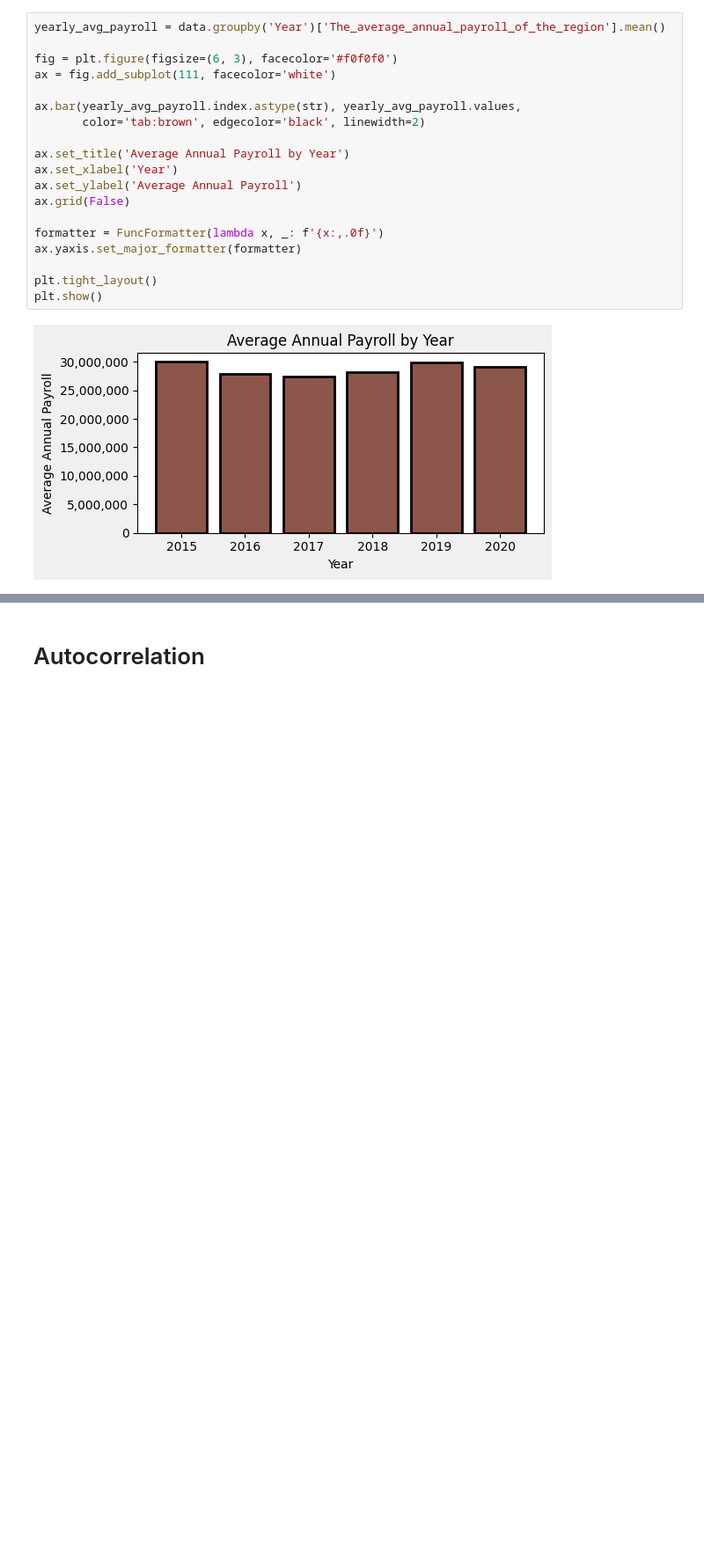
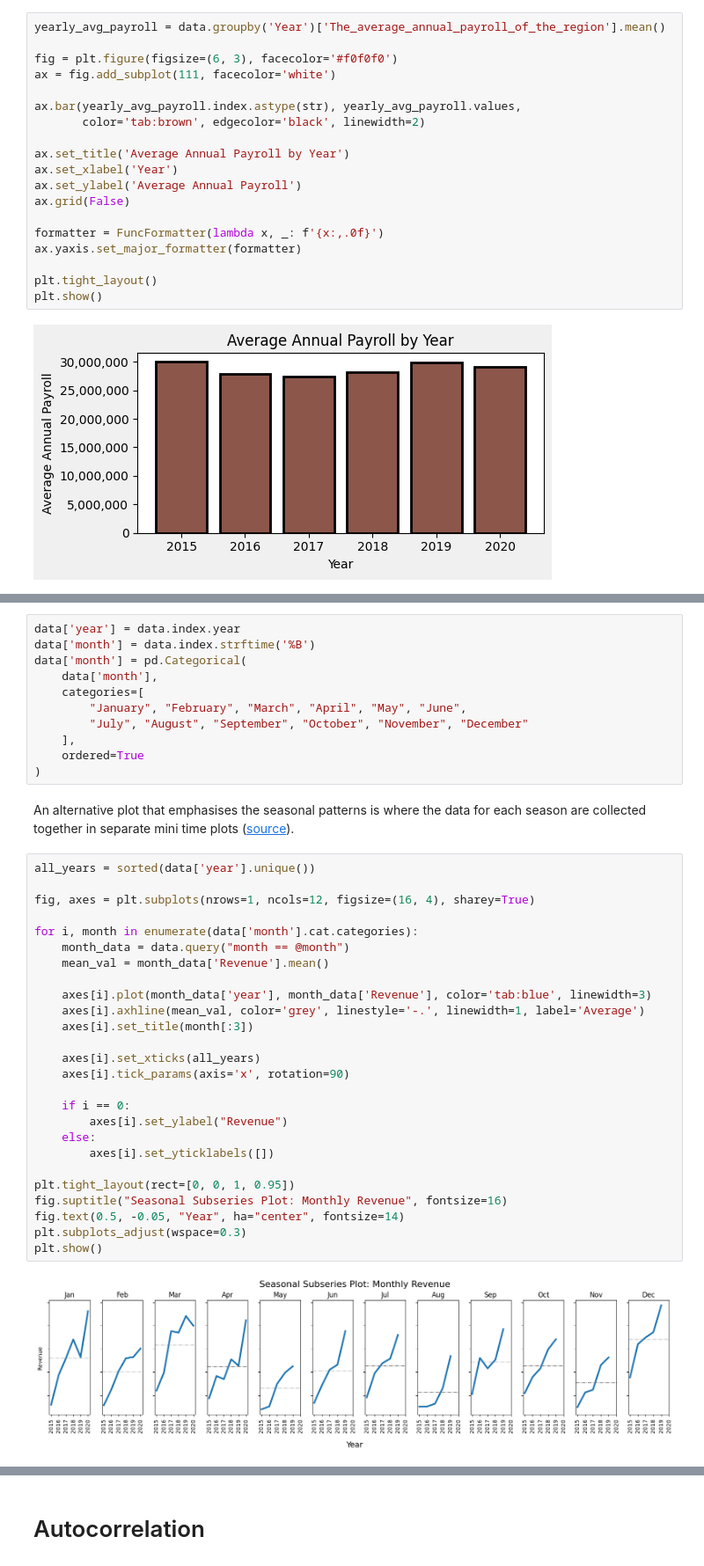
Before and after one commit to PeeteKeesel/kaggle-verse, a Jupyter notebook: time-series-understanding-autocorrelation.ipynb, the cells around one changed output, grey strips where cells are left out. Shown at 88% size. Saved outputs shown, nothing was run; the diff lists cells and outputs as text; blank space fills up the shorter version.

Commit message:
Kaggle Notebook | 🧠Time Series ⏱️ Understanding Autocorrelation🌀 | Version 5

```diff
--- a/time-series-understanding-autocorrelation.ipynb
+++ b/time-series-understanding-autocorrelation.ipynb
@@ -138,0 +219,41 @@ plt.show()
+# %%
+data['year'] = data.index.year
+data['month'] = data.index.strftime('%B')
+data['month'] = pd.Categorical(
+    data['month'],
+    categories=[
+        "January", "February", "March", "April", "May", "June",
+        "July", "August", "September", "October", "November", "December"
+    ],
+    ordered=True
+)
+# %% [markdown]
+An alternative plot that emphasises the seasonal patterns is where the data for each season are collected together in separate mini time plots ([source](https://otexts.com/fpppy/nbs/02-graphics.html)).
+# %%
+all_years = sorted(data['year'].unique())
+
+fig, axes = plt.subplots(nrows=1, ncols=12, figsize=(16, 4), sharey=True)
+
+for i, month in enumerate(data['month'].cat.categories):
+    month_data = data.query("month == @month")
+    mean_val = month_data['Revenue'].mean()
+
+    axes[i].plot(month_data['year'], month_data['Revenue'], color='tab:blue', linewidth=3)
+    axes[i].axhline(mean_val, color='grey', linestyle='-.', linewidth=1, label='Average')
+    axes[i].set_title(month[:3])
+
+    axes[i].set_xticks(all_years)
+    axes[i].tick_params(axis='x', rotation=90)
+
+    if i == 0:
+        axes[i].set_ylabel("Revenue")
+    else:
+        axes[i].set_yticklabels([])
+
+plt.tight_layout(rect=[0, 0, 1, 0.95])
+fig.suptitle("Seasonal Subseries Plot: Monthly Revenue", fontsize=16)
+fig.text(0.5, -0.05, "Year", ha="center", fontsize=14)
+plt.subplots_adjust(wspace=0.3)
+plt.show()
+# %% [output]
+[figure, added]
```
Also changed, not shown: parts of 13 cells of this notebook.
